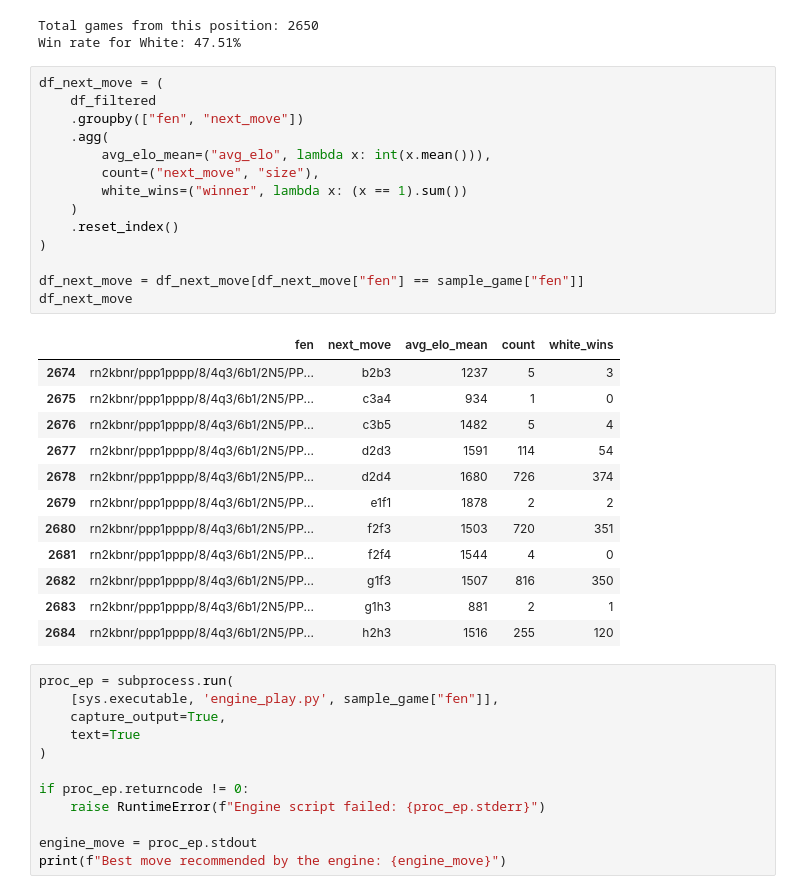
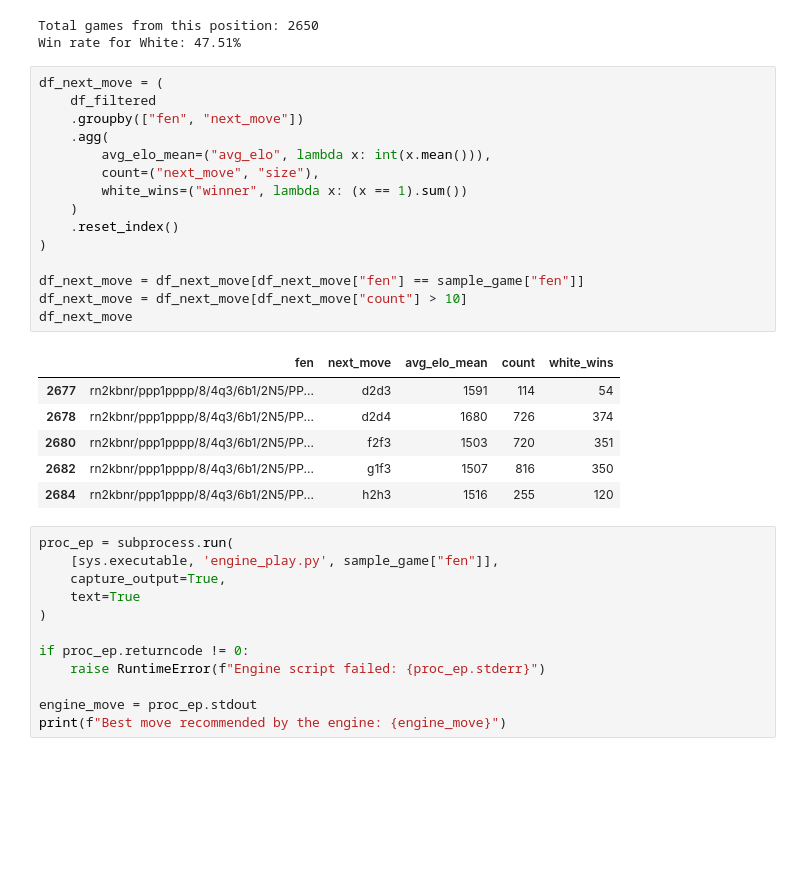
Before and after one commit to croco22/chess, a Jupyter notebook: recommendation_analysis.ipynb, the cells around one changed output. Drawn from its saved outputs; the diff is of its cells as text; blank space fills up the shorter version.

```diff
--- a/recommendation_analysis.ipynb
+++ b/recommendation_analysis.ipynb
@@ -65,29 +65,24 @@ Win rate for White: 47.51%
 # %%
 df_next_move = (
     df_filtered
     .groupby(["fen", "next_move"])
     .agg(
         avg_elo_mean=("avg_elo", lambda x: int(x.mean())),
         count=("next_move", "size"),
         white_wins=("winner", lambda x: (x == 1).sum())
     )
     .reset_index()
 )
 
 df_next_move = df_next_move[df_next_move["fen"] == sample_game["fen"]]
+df_next_move = df_next_move[df_next_move["count"] > 10]
 df_next_move
 # %% [output]
 |  | fen | next_move | avg_elo_mean | count | white_wins |
-| 2674 | rn2kbnr/ppp1pppp/8/4q3/6b1/2N5/PP... | b2b3 | 1237 | 5 | 3 |
-| 2675 | rn2kbnr/ppp1pppp/8/4q3/6b1/2N5/PP... | c3a4 | 934 | 1 | 0 |
-| 2676 | rn2kbnr/ppp1pppp/8/4q3/6b1/2N5/PP... | c3b5 | 1482 | 5 | 4 |
 | 2677 | rn2kbnr/ppp1pppp/8/4q3/6b1/2N5/PP... | d2d3 | 1591 | 114 | 54 |
 | 2678 | rn2kbnr/ppp1pppp/8/4q3/6b1/2N5/PP... | d2d4 | 1680 | 726 | 374 |
-| 2679 | rn2kbnr/ppp1pppp/8/4q3/6b1/2N5/PP... | e1f1 | 1878 | 2 | 2 |
 | 2680 | rn2kbnr/ppp1pppp/8/4q3/6b1/2N5/PP... | f2f3 | 1503 | 720 | 351 |
-| 2681 | rn2kbnr/ppp1pppp/8/4q3/6b1/2N5/PP... | f2f4 | 1544 | 4 | 0 |
 | 2682 | rn2kbnr/ppp1pppp/8/4q3/6b1/2N5/PP... | g1f3 | 1507 | 816 | 350 |
-| 2683 | rn2kbnr/ppp1pppp/8/4q3/6b1/2N5/PP... | g1h3 | 881 | 2 | 1 |
 | 2684 | rn2kbnr/ppp1pppp/8/4q3/6b1/2N5/PP... | h2h3 | 1516 | 255 | 120 |
 # %%
 proc_ep = subprocess.run(
```
Also changed, not shown: parts of 4 cells of this notebook.
